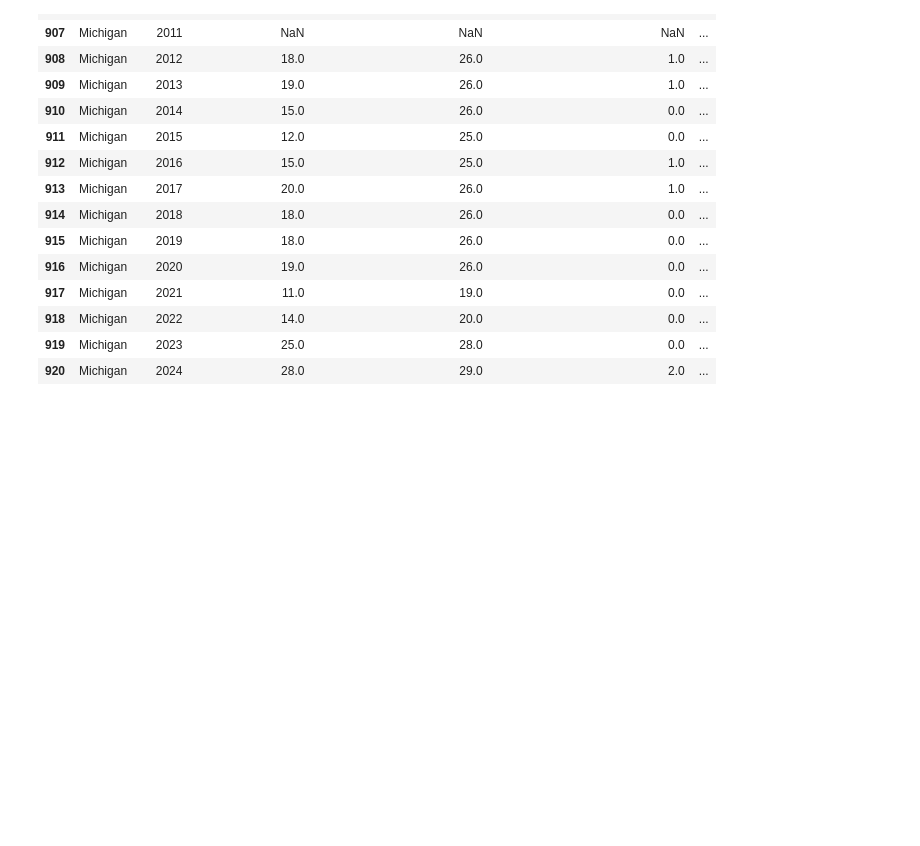
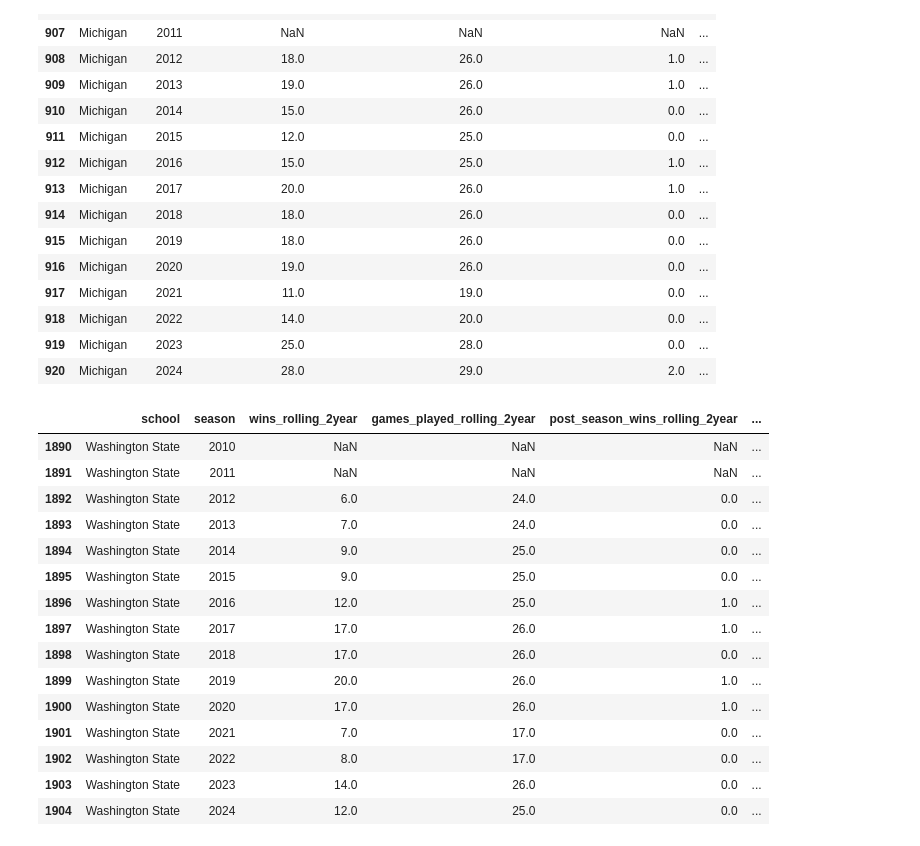
Before and after one commit to chrismca13/CFB_draft_propensity, a Jupyter notebook: notebooks/2_join_data_M2.ipynb, the cells around one changed output. Cells and saved outputs as stored; diff of their text form; code cells hidden in the pictures; blank space fills up the shorter version.

```diff
--- a/notebooks/2_join_data_M2.ipynb
+++ b/notebooks/2_join_data_M2.ipynb
@@ -151,6 +184,25 @@ df_team_year[df_team_year['school'] == 'Michigan']
 | 918 | Michigan | 2022 | 14.0 | 20.0 | 0.0 | ... |
 | 919 | Michigan | 2023 | 25.0 | 28.0 | 0.0 | ... |
 | 920 | Michigan | 2024 | 28.0 | 29.0 | 2.0 | ... |
+# %%
+df_team_year[df_team_year['school'] == 'Washington State']
+# %% [output]
+|  | school | season | wins_rolling_2year | games_played_rolling_2year | post_season_wins_rolling_2year | ... |
+| 1890 | Washington State | 2010 | NaN | NaN | NaN | ... |
+| 1891 | Washington State | 2011 | NaN | NaN | NaN | ... |
+| 1892 | Washington State | 2012 | 6.0 | 24.0 | 0.0 | ... |
+| 1893 | Washington State | 2013 | 7.0 | 24.0 | 0.0 | ... |
+| 1894 | Washington State | 2014 | 9.0 | 25.0 | 0.0 | ... |
+| 1895 | Washington State | 2015 | 9.0 | 25.0 | 0.0 | ... |
+| 1896 | Washington State | 2016 | 12.0 | 25.0 | 1.0 | ... |
+| 1897 | Washington State | 2017 | 17.0 | 26.0 | 1.0 | ... |
+| 1898 | Washington State | 2018 | 17.0 | 26.0 | 0.0 | ... |
+| 1899 | Washington State | 2019 | 20.0 | 26.0 | 1.0 | ... |
+| 1900 | Washington State | 2020 | 17.0 | 26.0 | 1.0 | ... |
+| 1901 | Washington State | 2021 | 7.0 | 17.0 | 0.0 | ... |
+| 1902 | Washington State | 2022 | 8.0 | 17.0 | 0.0 | ... |
+| 1903 | Washington State | 2023 | 14.0 | 26.0 | 0.0 | ... |
+| 1904 | Washington State | 2024 | 12.0 | 25.0 | 0.0 | ... |
 # %%
 df_final = pd.merge(left = merged_df, right = df_team_year, how = 'left', left_on = ['committed_to', 'year'], right_on = ['school', 'season'])
 
```
Also changed, not shown: parts of 7 cells of this notebook, 8 other files.
